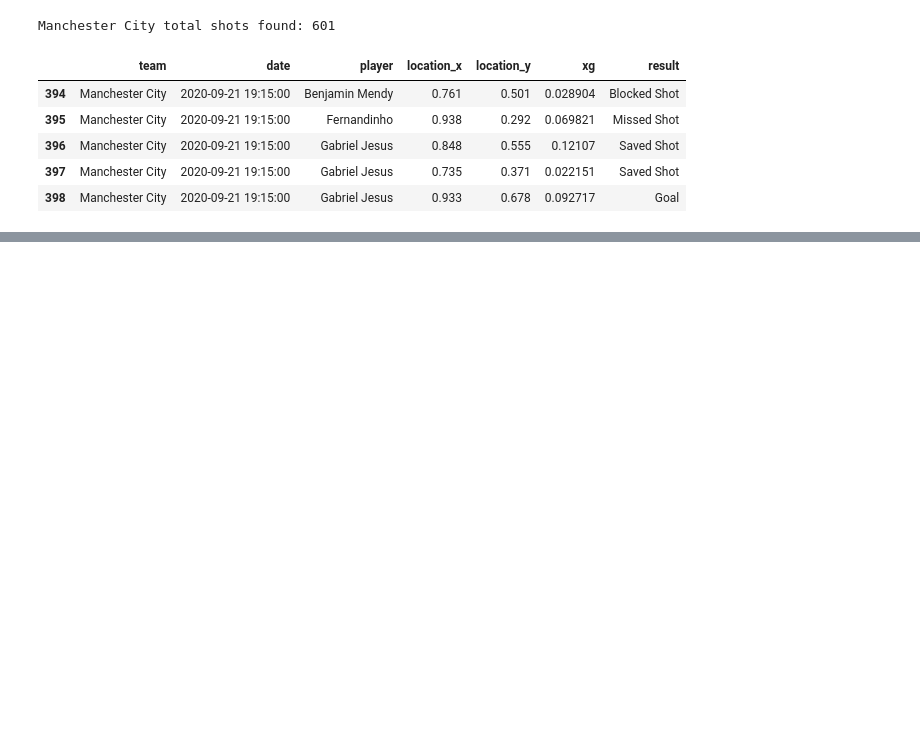
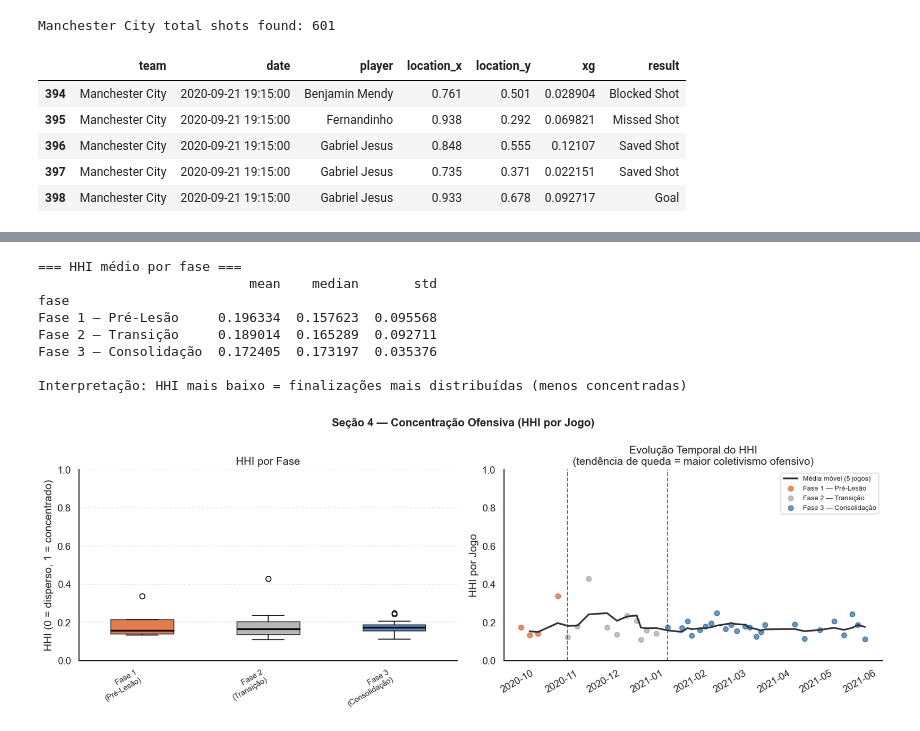
Before and after one commit to carolabdu/futebol-analise, a Jupyter notebook: Analise_City_20_21_soccerdata.ipynb, the cells around one changed output, grey strips where cells are left out. Saved outputs shown, nothing was run; the diff lists cells and outputs as text; code cells hidden in the pictures; blank space fills up the shorter version.

```diff
--- a/Analise_City_20_21_soccerdata.ipynb
+++ b/Analise_City_20_21_soccerdata.ipynb
@@ -197,0 +567,69 @@ plt.show()
+# %%
+def hhi(group):
+    shots_by_player = group.groupby('player').size()
+    total = shots_by_player.sum()
+    if total == 0:
+        return np.nan
+    shares = shots_by_player / total
+    return (shares ** 2).sum()
+
+hhi_per_game = (
+    mc_shots.groupby(['match_date', 'fase'])
+    .apply(hhi)
+    .reset_index(name='hhi')
+)
+
+hhi_summary = hhi_per_game.groupby('fase')['hhi'].agg(['mean', 'median', 'std'])
+print("=== HHI médio por fase ===")
+print(hhi_summary.reindex(fase_order))
+print("\nInterpretação: HHI mais baixo = finalizações mais distribuídas (menos concentradas)")
+
+fig, axes = plt.subplots(1, 2, figsize=(14, 5))
+fig.suptitle('Seção 4 — Concentração Ofensiva (HHI por Jogo)', fontsize=13, fontweight='bold')
+
+ax = axes[0]
+for i, fase in enumerate(fase_order):
+    dados = hhi_per_game[hhi_per_game['fase'] == fase]['hhi'].dropna()
+    ax.boxplot(dados, positions=[i], widths=0.5,
+               patch_artist=True,
+               boxprops=dict(facecolor=cores_fase[fase], alpha=0.7),
+               medianprops=dict(color='black', linewidth=2))
+ax.set_xticks(range(len(fase_order)))
+ax.set_xticklabels(['Fase 1\n(Pré-Lesão)', 'Fase 2\n(Transição)', 'Fase 3\n(Consolidação)'], fontsize=9)
+ax.set_ylabel('HHI (0 = disperso, 1 = concentrado)')
+ax.set_title('HHI por Fase')
+ax.yaxis.grid(True, linestyle='--', alpha=0.4)
+ax.set_ylim(0, 1)
+
+ax2 = axes[1]
+hhi_trend = hhi_per_game.copy()
+hhi_trend['match_date'] = pd.to_datetime(hhi_trend['match_date'])
+hhi_trend = hhi_trend.sort_values('match_date')
+
+rolling_window = hhi_trend['hhi'].rolling(window=5, min_periods=2).mean()
+ax2.plot(hhi_trend['match_date'], rolling_window, color='#333333', linewidth=2, label='Média móvel (5 jogos)')
+
+for fase in fase_order:
+    sub = hhi_trend[hhi_trend['fase'] == fase]
+    ax2.scatter(sub['match_date'], sub['hhi'], color=cores_fase[fase], s=35, alpha=0.6, label=fase)
+
+for data_linha, label in [(DATA_LESAO, 'Lesão Agüero'), (DATA_VIRADA, 'Virada Tática')]:
+    ax2.axvline(data_linha, color='red', linestyle='--', linewidth=1.2, alpha=0.8)
+
+ax2.set_ylabel('HHI por Jogo')
+ax2.set_title('Evolução Temporal do HHI\n(tendência de queda = maior coletivismo ofensivo)')
+ax2.legend(fontsize=8)
+ax2.set_ylim(0, 1)
+fig.autofmt_xdate()
+plt.tight_layout()
+plt.show()
+# %% [output]
+=== HHI médio por fase ===
+                           mean    median       std
+fase
+Fase 1 — Pré-Lesão     0.196334  0.157623  0.095568
+Fase 2 — Transição     0.189014  0.165289  0.092711
+Fase 3 — Consolidação  0.172405  0.173197  0.035376
+
+Interpretação: HHI mais baixo = finalizações mais distribuídas (menos concentradas)
+[figure, added]
```
Also changed, not shown: parts of 28 cells of this notebook, 1 other file.
